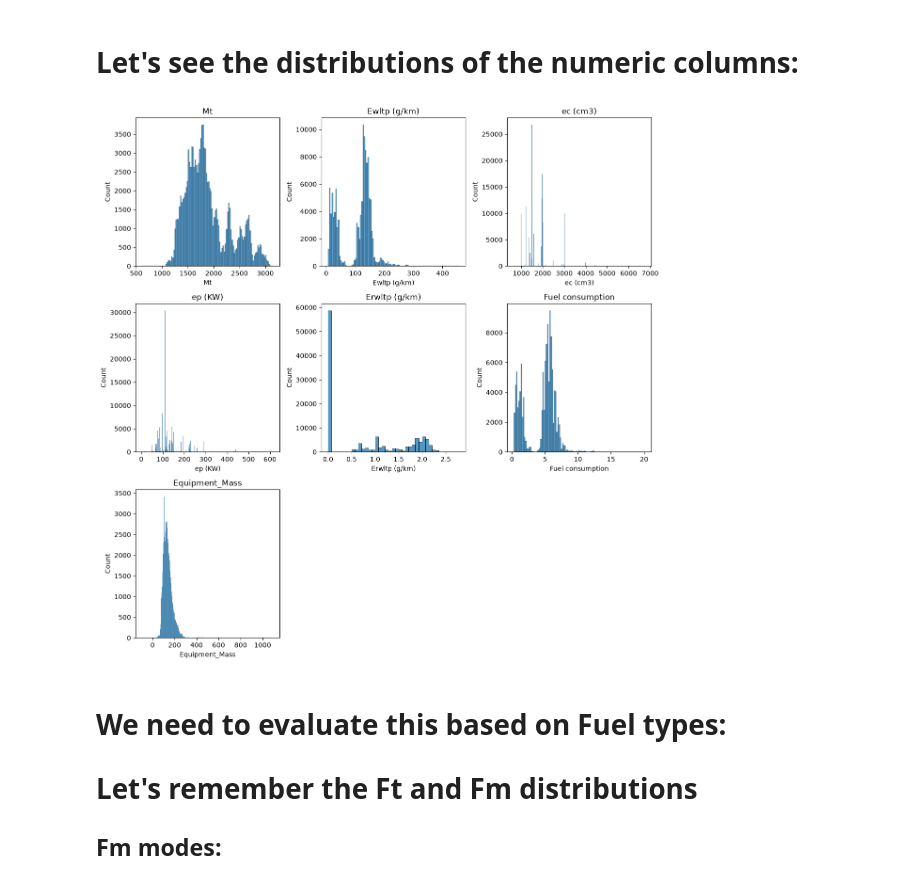
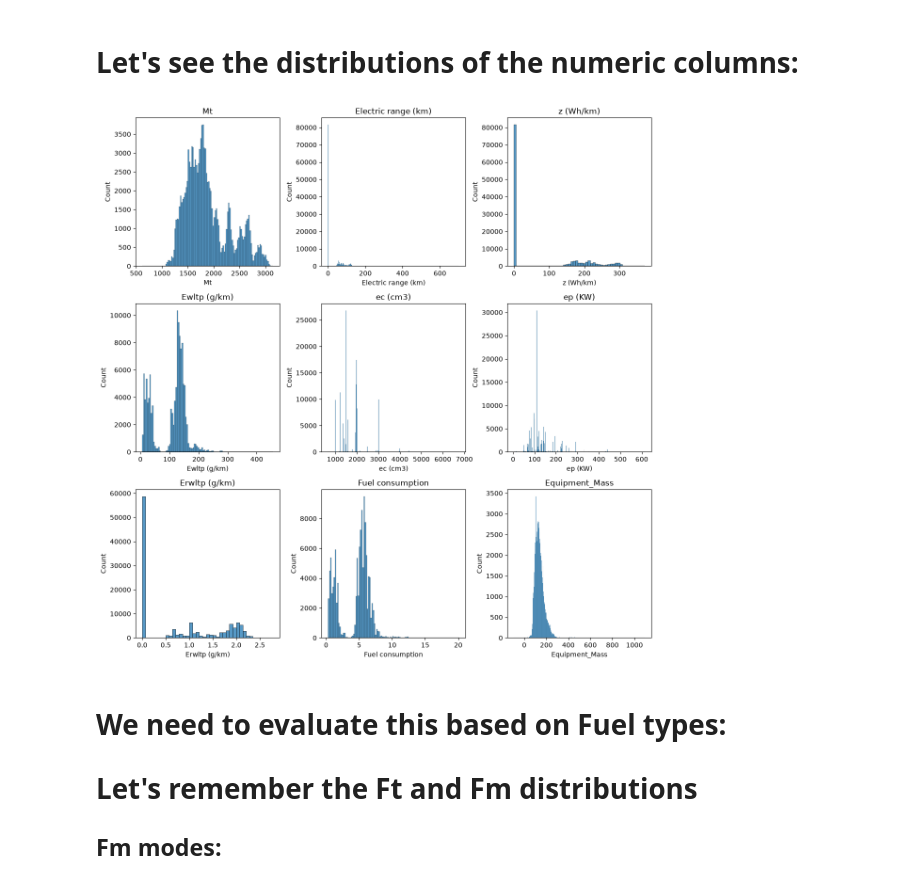
Before and after one commit to serhatgemici/project_data_exploration, a Jupyter notebook: Notebooks/Untitled.ipynb, the cells around one changed output. Cells and saved outputs as stored; diff of their text form; code cells hidden in the pictures.

```diff
--- a/Notebooks/Untitled.ipynb
+++ b/Notebooks/Untitled.ipynb
@@ -28,26 +25,23 @@ If **"Electric range (km)", "z (Wh/km)"** fields are only relevant for certain f
-# %%
-cols_to_drop = ["Electric range (km)", "z (Wh/km)"]
-df_2024.drop(cols_to_drop, axis=1, inplace=True)
 # %% [markdown]
 # Let's see the distributions of the numeric columns:
 # %%
 def dist_graphs():
     num_cols = [
-        "Mt", "Ewltp (g/km)", "ec (cm3)", "ep (KW)", "Erwltp (g/km)",
+        "Mt", "Electric range (km)", "z (Wh/km)", "Ewltp (g/km)", "ec (cm3)", "ep (KW)", "Erwltp (g/km)",
         "Fuel consumption", "Equipment_Mass"]
 
     fig = plt.figure(figsize = (12, 12))
 
     for idx, col in enumerate(num_cols, start=1):
         ax = fig.add_subplot(3, 3, idx)  # 3x3 grid, idx. cell
         sns.histplot(x=df_2024[col], ax=ax)
         ax.set_title(col)
 
     plt.tight_layout()
     plt.show()
 dist_graphs()
 # %% [output]
-[figure, old version]
+[figure, new version]
 # %% [markdown]
 # We need to evaluate this based on Fuel types:
 # Let's remember the Ft and Fm distributions
```
Also changed, not shown: parts of 11 cells of this notebook.
